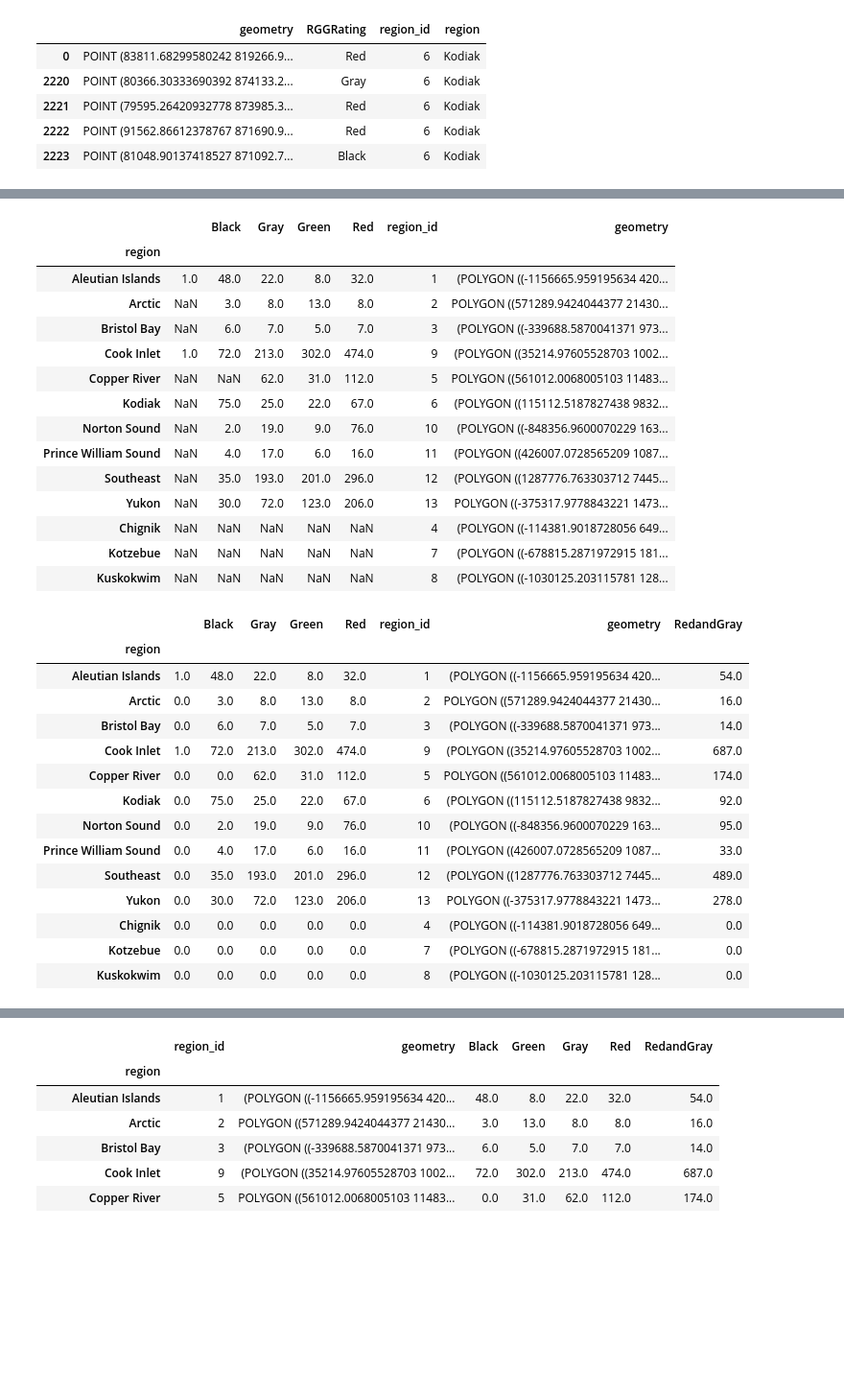
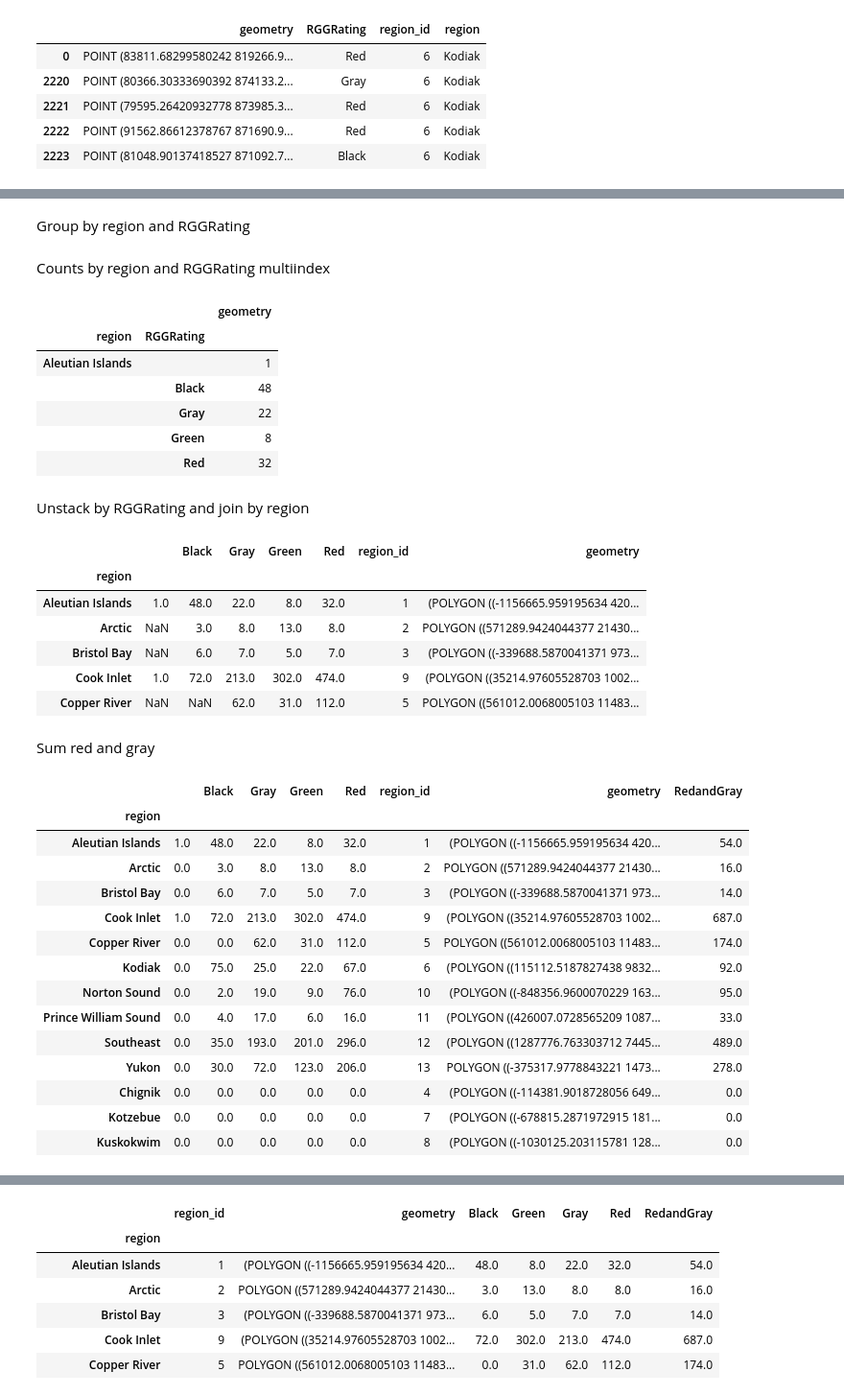
Before and after one commit to mariejohnson/spatial_analysis, a Jupyter notebook: fish_passage.ipynb, the cells around one changed output, grey strips where cells are left out. Shown at 96% size. Saved outputs shown, nothing was run; the diff lists cells and outputs as text; code cells hidden in the pictures; blank space fills up the shorter version.

```diff
--- a/fish_passage.ipynb
+++ b/fish_passage.ipynb
@@ -76,26 +56,35 @@ dtype: int64
+# %% [markdown]
+Group by region and RGGRating
 # %%
 foo = reg_rgg.drop('region_id', axis='columns').groupby(['region','RGGRating'])
+# %% [markdown]
+Counts by region and RGGRating multiindex
+# %%
+foo_ct = foo.count()
+foo_ct.head()
+# %% [output]
+|  |  | geometry |
+| region | RGGRating |  |
+| Aleutian Islands |  | 1 |
+|  | Black | 48 |
+|  | Gray | 22 |
+|  | Green | 8 |
+|  | Red | 32 |
+# %% [markdown]
+Unstack by RGGRating and join by region
 # %%
-bar = foo.count()
-blah = bar.unstack('RGGRating')
-blah.columns = blah.columns.get_level_values(1)
-# blah.assign(region=blah.index)
-blah2 = blah.join(regions.set_index('region'), on='region', how='outer')
-blah2
+us = foo_ct.unstack('RGGRating')
+us.columns = us.columns.get_level_values(1)
+jn = us.join(regions.set_index('region'), on='region', how='outer')
+jn.head()
 # %% [output]
 |  |  | Black | Gray | Green | Red | region_id | geometry |
 | region |  |  |  |  |  |  |  |
 | Aleutian Islands | 1.0 | 48.0 | 22.0 | 8.0 | 32.0 | 1 | (POLYGON ((-1156665.959195634 420... |
 | Arctic | NaN | 3.0 | 8.0 | 13.0 | 8.0 | 2 | POLYGON ((571289.9424044377 21430... |
 | Bristol Bay | NaN | 6.0 | 7.0 | 5.0 | 7.0 | 3 | (POLYGON ((-339688.5870041371 973... |
 | Cook Inlet | 1.0 | 72.0 | 213.0 | 302.0 | 474.0 | 9 | (POLYGON ((35214.97605528703 1002... |
 | Copper River | NaN | NaN | 62.0 | 31.0 | 112.0 | 5 | POLYGON ((561012.0068005103 11483... |
-| Kodiak | NaN | 75.0 | 25.0 | 22.0 | 67.0 | 6 | (POLYGON ((115112.5187827438 9832... |
-| Norton Sound | NaN | 2.0 | 19.0 | 9.0 | 76.0 | 10 | (POLYGON ((-848356.9600070229 163... |
-| Prince William Sound | NaN | 4.0 | 17.0 | 6.0 | 16.0 | 11 | (POLYGON ((426007.0728565209 1087... |
-| Southeast | NaN | 35.0 | 193.0 | 201.0 | 296.0 | 12 | (POLYGON ((1287776.763303712 7445... |
-| Yukon | NaN | 30.0 | 72.0 | 123.0 | 206.0 | 13 | POLYGON ((-375317.9778843221 1473... |
-| Chignik | NaN | NaN | NaN | NaN | NaN | 4 | (POLYGON ((-114381.9018728056 649... |
-| Kotzebue | NaN | NaN | NaN | NaN | NaN | 7 | (POLYGON ((-678815.2871972915 181... |
-| Kuskokwim | NaN | NaN | NaN | NaN | NaN | 8 | (POLYGON ((-1030125.203115781 128... |
+# %% [markdown]
+Sum red and gray
 # %%
@@ -103,19 +92,19 @@ blah2['RedandGray'] = (blah2.Gray + blah2.Red)
-# %%
-blah3 = blah2.fillna(0)
-blah3
-# %% [output]
-|  |  | Black | Gray | Green | Red | region_id | geometry | RedandGray |
-| region |  |  |  |  |  |  |  |  |
-| Aleutian Islands | 1.0 | 48.0 | 22.0 | 8.0 | 32.0 | 1 | (POLYGON ((-1156665.959195634 420... | 54.0 |
-| Arctic | 0.0 | 3.0 | 8.0 | 13.0 | 8.0 | 2 | POLYGON ((571289.9424044377 21430... | 16.0 |
-| Bristol Bay | 0.0 | 6.0 | 7.0 | 5.0 | 7.0 | 3 | (POLYGON ((-339688.5870041371 973... | 14.0 |
-| Cook Inlet | 1.0 | 72.0 | 213.0 | 302.0 | 474.0 | 9 | (POLYGON ((35214.97605528703 1002... | 687.0 |
-| Copper River | 0.0 | 0.0 | 62.0 | 31.0 | 112.0 | 5 | POLYGON ((561012.0068005103 11483... | 174.0 |
-| Kodiak | 0.0 | 75.0 | 25.0 | 22.0 | 67.0 | 6 | (POLYGON ((115112.5187827438 9832... | 92.0 |
-| Norton Sound | 0.0 | 2.0 | 19.0 | 9.0 | 76.0 | 10 | (POLYGON ((-848356.9600070229 163... | 95.0 |
-| Prince William Sound | 0.0 | 4.0 | 17.0 | 6.0 | 16.0 | 11 | (POLYGON ((426007.0728565209 1087... | 33.0 |
-| Southeast | 0.0 | 35.0 | 193.0 | 201.0 | 296.0 | 12 | (POLYGON ((1287776.763303712 7445... | 489.0 |
-| Yukon | 0.0 | 30.0 | 72.0 | 123.0 | 206.0 | 13 | POLYGON ((-375317.9778843221 1473... | 278.0 |
-| Chignik | 0.0 | 0.0 | 0.0 | 0.0 | 0.0 | 4 | (POLYGON ((-114381.9018728056 649... | 0.0 |
-| Kotzebue | 0.0 | 0.0 | 0.0 | 0.0 | 0.0 | 7 | (POLYGON ((-678815.2871972915 181... | 0.0 |
-| Kuskokwim | 0.0 | 0.0 | 0.0 | 0.0 | 0.0 | 8 | (POLYGON ((-1030125.203115781 128... | 0.0 |
+# %%
+drp_na = jn.fillna(0)
+drp_na
+# %% [output]
+|  |  | Black | Gray | Green | Red | region_id | geometry | RedandGray |
+| region |  |  |  |  |  |  |  |  |
+| Aleutian Islands | 1.0 | 48.0 | 22.0 | 8.0 | 32.0 | 1 | (POLYGON ((-1156665.959195634 420... | 54.0 |
+| Arctic | 0.0 | 3.0 | 8.0 | 13.0 | 8.0 | 2 | POLYGON ((571289.9424044377 21430... | 16.0 |
+| Bristol Bay | 0.0 | 6.0 | 7.0 | 5.0 | 7.0 | 3 | (POLYGON ((-339688.5870041371 973... | 14.0 |
+| Cook Inlet | 1.0 | 72.0 | 213.0 | 302.0 | 474.0 | 9 | (POLYGON ((35214.97605528703 1002... | 687.0 |
+| Copper River | 0.0 | 0.0 | 62.0 | 31.0 | 112.0 | 5 | POLYGON ((561012.0068005103 11483... | 174.0 |
+| Kodiak | 0.0 | 75.0 | 25.0 | 22.0 | 67.0 | 6 | (POLYGON ((115112.5187827438 9832... | 92.0 |
+| Norton Sound | 0.0 | 2.0 | 19.0 | 9.0 | 76.0 | 10 | (POLYGON ((-848356.9600070229 163... | 95.0 |
+| Prince William Sound | 0.0 | 4.0 | 17.0 | 6.0 | 16.0 | 11 | (POLYGON ((426007.0728565209 1087... | 33.0 |
+| Southeast | 0.0 | 35.0 | 193.0 | 201.0 | 296.0 | 12 | (POLYGON ((1287776.763303712 7445... | 489.0 |
+| Yukon | 0.0 | 30.0 | 72.0 | 123.0 | 206.0 | 13 | POLYGON ((-375317.9778843221 1473... | 278.0 |
+| Chignik | 0.0 | 0.0 | 0.0 | 0.0 | 0.0 | 4 | (POLYGON ((-114381.9018728056 649... | 0.0 |
+| Kotzebue | 0.0 | 0.0 | 0.0 | 0.0 | 0.0 | 7 | (POLYGON ((-678815.2871972915 181... | 0.0 |
+| Kuskokwim | 0.0 | 0.0 | 0.0 | 0.0 | 0.0 | 8 | (POLYGON ((-1030125.203115781 128... | 0.0 |
```
Also changed, not shown: parts of 27 cells of this notebook.
